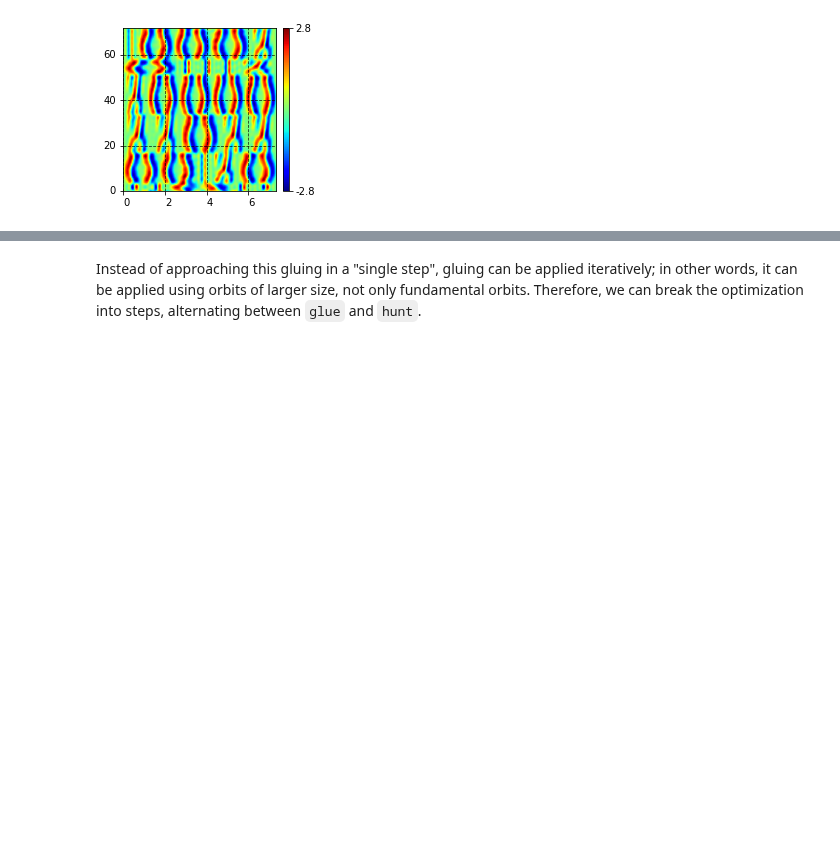
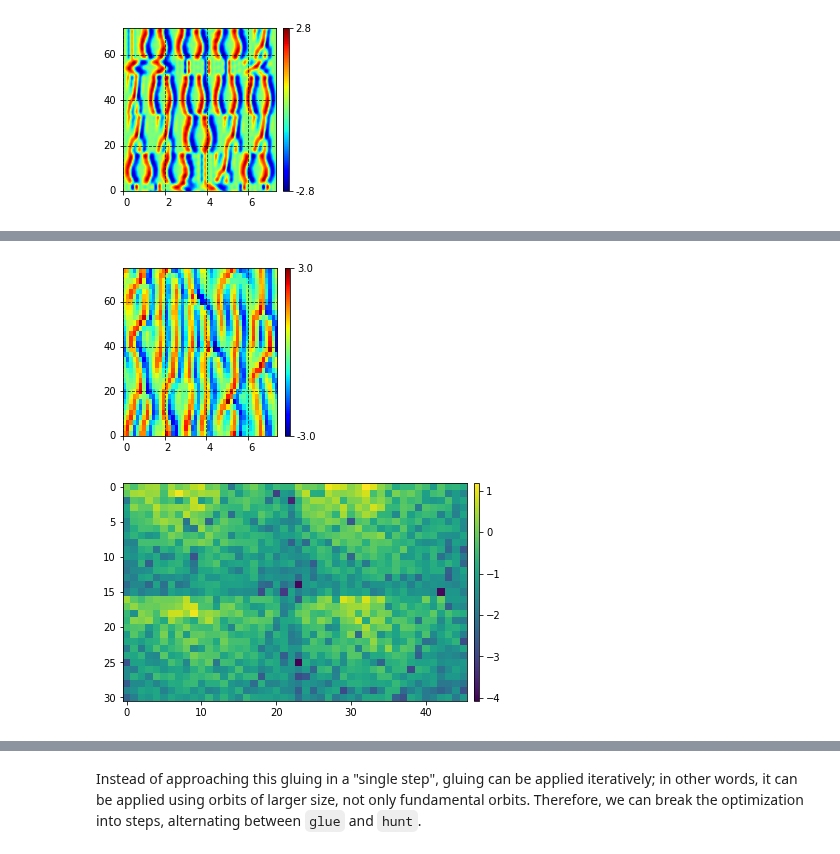
Before and after one commit to chaotic-systems/orbithunter, a Jupyter notebook: notebooks/gluing.ipynb, the cells around one changed output, grey strips where cells are left out. Cells and saved outputs as stored; diff of their text form; code cells hidden in the pictures; blank space fills up the shorter version.

```diff
--- a/notebooks/gluing.ipynb
+++ b/notebooks/gluing.ipynb
@@ -103,0 +94,10 @@ Insufficient cost decrease.  Terminating hunt with cost = 2.0735138298789913e-06
+# %%
+big_tiling_stage_2_result.orbit.plot()
+big_tiling_stage_2_result.orbit.mode_plot()
+print(f"The numerical optimization took {t1-t0} seconds to complete"
+      f"{big_tiling_stage_2_result.maxiter} iterations for each method")
+print(f"This took {t1-t0} seconds to arrive at an orbit with"
+      f"cost {big_tiling_stage_2_result.orbit.cost()}")
+# %% [output]
+[figure, added]
+[figure, added]
```
Also changed, not shown: parts of 17 cells of this notebook, 16 other files.
